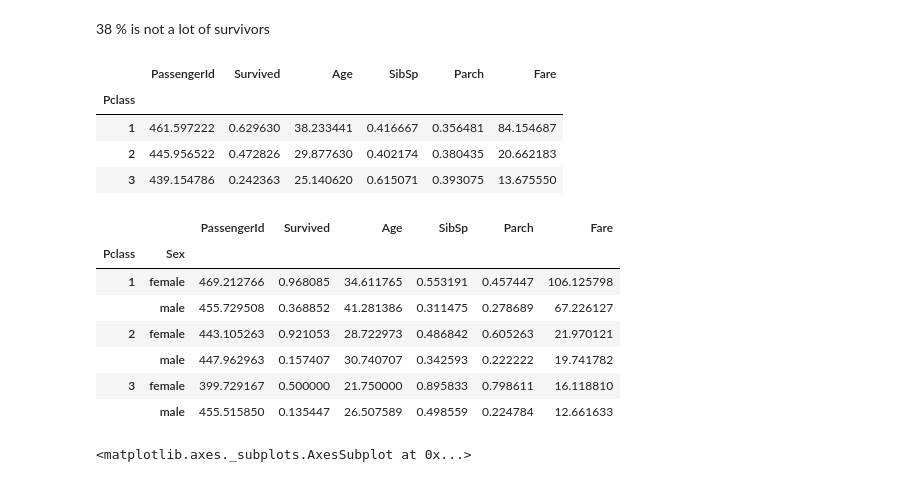
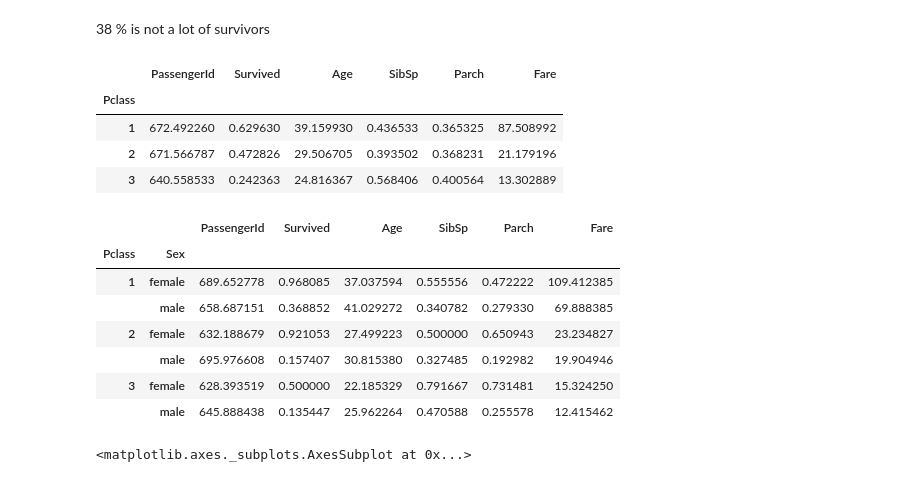
Before and after one commit to foglake/Titanic-Project, a Jupyter notebook: Titanic.ipynb, the cells around one changed output. Cells and saved outputs as stored; diff of their text form; code cells hidden in the pictures.

```diff
--- a/Titanic.ipynb
+++ b/Titanic.ipynb
@@ -26,3 +26,4 @@ plt.style.use('ggplot')
 # %%
 train_df = pd.read_csv('./input/train.csv')
 test_df = pd.read_csv('./input/test.csv')
+titanic = train_df.append(test_df, ignore_index = True, sort = False)
@@ -33,25 +84,25 @@ train_df['Survived'].mean()
 # %% [markdown]
 38 % is not a lot of survivors
 # %%
-train_df.groupby('Pclass').mean()
+titanic.groupby('Pclass').mean()
 # %% [output]
 |  | PassengerId | Survived | Age | SibSp | Parch | Fare |
 | Pclass |  |  |  |  |  |  |
-| 1 | 461.597222 | 0.629630 | 38.233441 | 0.416667 | 0.356481 | 84.154687 |
-| 2 | 445.956522 | 0.472826 | 29.877630 | 0.402174 | 0.380435 | 20.662183 |
-| 3 | 439.154786 | 0.242363 | 25.140620 | 0.615071 | 0.393075 | 13.675550 |
+| 1 | 672.492260 | 0.629630 | 39.159930 | 0.436533 | 0.365325 | 87.508992 |
+| 2 | 671.566787 | 0.472826 | 29.506705 | 0.393502 | 0.368231 | 21.179196 |
+| 3 | 640.558533 | 0.242363 | 24.816367 | 0.568406 | 0.400564 | 13.302889 |
 # %%
-class_sex_group = train_df.groupby(['Pclass', 'Sex']).mean()
+class_sex_group = titanic.groupby(['Pclass', 'Sex']).mean()
 class_sex_group
 # %% [output]
 |  |  | PassengerId | Survived | Age | SibSp | Parch | Fare |
 | Pclass | Sex |  |  |  |  |  |  |
-| 1 | female | 469.212766 | 0.968085 | 34.611765 | 0.553191 | 0.457447 | 106.125798 |
-|  | male | 455.729508 | 0.368852 | 41.281386 | 0.311475 | 0.278689 | 67.226127 |
-| 2 | female | 443.105263 | 0.921053 | 28.722973 | 0.486842 | 0.605263 | 21.970121 |
-|  | male | 447.962963 | 0.157407 | 30.740707 | 0.342593 | 0.222222 | 19.741782 |
-| 3 | female | 399.729167 | 0.500000 | 21.750000 | 0.895833 | 0.798611 | 16.118810 |
-|  | male | 455.515850 | 0.135447 | 26.507589 | 0.498559 | 0.224784 | 12.661633 |
+| 1 | female | 689.652778 | 0.968085 | 37.037594 | 0.555556 | 0.472222 | 109.412385 |
+|  | male | 658.687151 | 0.368852 | 41.029272 | 0.340782 | 0.279330 | 69.888385 |
+| 2 | female | 632.188679 | 0.921053 | 27.499223 | 0.500000 | 0.650943 | 23.234827 |
+|  | male | 695.976608 | 0.157407 | 30.815380 | 0.327485 | 0.192982 | 19.904946 |
+| 3 | female | 628.393519 | 0.500000 | 22.185329 | 0.791667 | 0.731481 | 15.324250 |
+|  | male | 645.888438 | 0.135447 | 25.962264 | 0.470588 | 0.255578 | 12.415462 |
 # %%
 #Grouping of male/female survival divided by class
 class_sex_group['Survived'].plot.bar()
```
Also changed, not shown: parts of 19 cells of this notebook.
